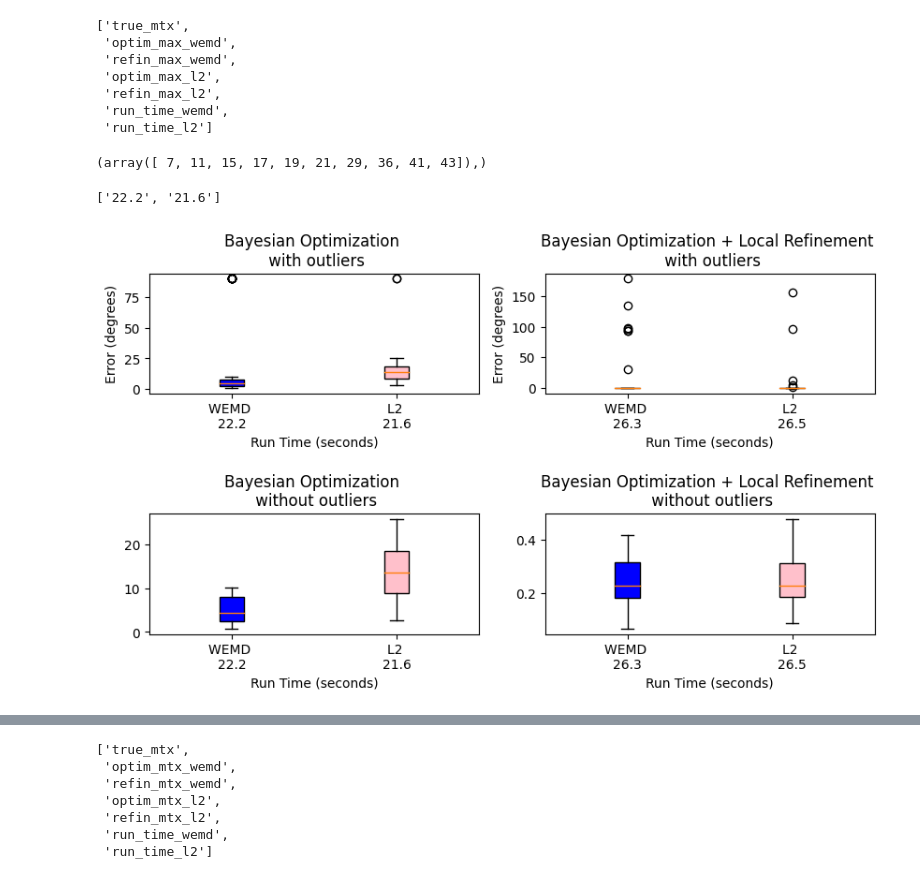
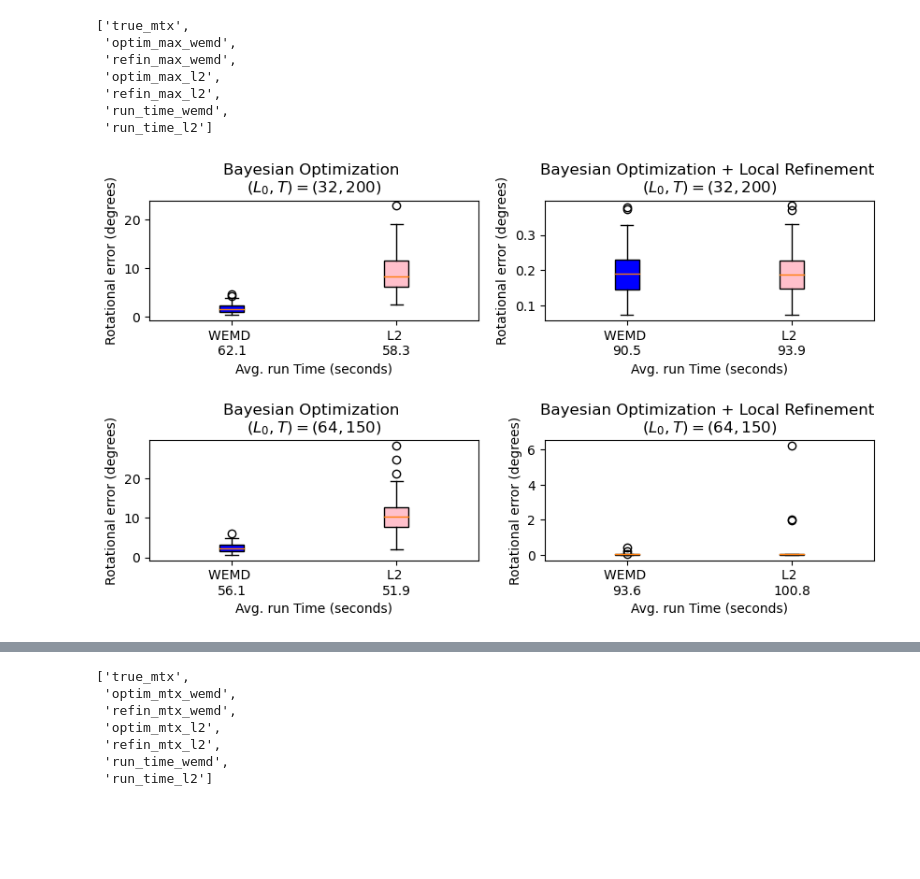
Before and after one commit to DSilva27/snds_631_finalproject_DSilva, a Jupyter notebook: report_results/report_figures.ipynb, the cells around one changed output, grey strips where cells are left out. Saved outputs shown, nothing was run; the diff lists cells and outputs as text; code cells hidden in the pictures; blank space fills up the shorter version.

```diff
--- a/report_results/report_figures.ipynb
+++ b/report_results/report_figures.ipynb
@@ -52,7 +55,7 @@ error_refin = []
 run_time_optim = []
 run_time_refin = []
 
-for i in range(1):  # results_refine["true_mtx"].shape[1]):
+for i in range(results_refine["true_mtx"].shape[1]):
     true_mtx = results_refine["true_mtx"][0, i]
     optim_mtx_wemd = results_refine["optim_max_wemd"][0, i]
     refin_mtx_wemd = results_refine["refin_max_wemd"][0, i]
@@ -68,45 +71,38 @@ for i in range(1):  # results_refine["true_mtx"].shape[1]):
     run_time_optim.append("L2 \n" + str(results_refine["run_time_l2"][0, i, :, 0].mean().round(1)))
     run_time_refin.append("WEMD \n" + str(results_refine["run_time_wemd"][0, i, :, 1].mean().round(1)))
     run_time_refin.append("L2 \n" + str(results_refine["run_time_l2"][0, i, :, 1].mean().round(1)))
-# %%
-np.where(error_optim[0] > 90)
-# %% [output]
-(array([ 7, 11, 15, 17, 19, 21, 29, 36, 41, 43]),)
-# %%
-run_time_optim
-# %% [output]
-['22.2', '21.6']
 # %%
 import matplotlib.pyplot as plt
 
 fig, ax = plt.subplots(2, 2, figsize=(10, 5))
 
-bplot_00 = ax[0, 0].boxplot(error_optim, patch_artist=True, labels=run_time_optim)
+bplot_00 = ax[0, 0].boxplot(error_optim[0:2], patch_artist=True, labels=run_time_optim[0:2])
+bplot_01 = ax[0, 1].boxplot(error_refin[0:2], patch_artist=True, labels=run_time_refin[0:2])
 
-bplot_01 = ax[0, 1].boxplot(error_refin, patch_artist=True, labels=run_time_refin)
-
-bplot_10 = ax[1, 0].boxplot(error_optim, patch_artist=True, showfliers=False, labels=run_time_optim)
-bplot_11 = ax[1, 1].boxplot(error_refin, patch_artist=True, showfliers=False, labels=run_time_refin)
+bplot_10 = ax[1, 0].boxplot(error_optim[2:], patch_artist=True, labels=run_time_optim[2:])
+bplot_11 = ax[1, 1].boxplot(error_refin[2:], patch_artist=True, labels=run_time_refin[2:])
 
 
 for bplot in (bplot_00, bplot_01, bplot_10, bplot_11):
     for patch, color in zip(bplot["boxes"], ["blue", "pink"]):
         patch.set_facecolor(color)
 
-ax[0, 0].set_xlabel("Run Time (seconds)")
-ax[0, 1].set_xlabel("Run Time (seconds)")
-ax[1, 0].set_xlabel("Run Time (seconds)")
-ax[1, 1].set_xlabel("Run Time (seconds)")
+ax[0, 0].set_xlabel("Avg. run Time (seconds)")
+ax[0, 1].set_xlabel("Avg. run Time (seconds)")
+ax[1, 0].set_xlabel("Avg. run Time (seconds)")
+ax[1, 1].set_xlabel("Avg. run Time (seconds)")
 
-ax[0, 0].set_ylabel("Error (degrees)")
-ax[0, 1].set_ylabel("Error (degrees)")
+ax[0, 0].set_ylabel("Rotational error (degrees)")
+ax[0, 1].set_ylabel("Rotational error (degrees)")
+ax[1, 0].set_ylabel("Rotational error (degrees)")
+ax[1, 1].set_ylabel("Rotational error (degrees)")
 
-ax[0, 0].set_title("Bayesian Optimization \n with outliers")
-ax[0, 1].set_title("Bayesian Optimization + Local Refinement \n with outliers")
-ax[1, 0].set_title("Bayesian Optimization \n without outliers")
-ax[1, 1].set_title("Bayesian Optimization + Local Refinement \n without outliers")
+ax[0, 0].set_title("Bayesian Optimization \n" + r"$(L_0, T) = (32, 200)$")
+ax[0, 1].set_title("Bayesian Optimization + Local Refinement \n" + r"$(L_0, T) = (32, 200)$")
+ax[1, 0].set_title("Bayesian Optimization \n" + r"$(L_0, T) = (64, 150)$")
+ax[1, 1].set_title("Bayesian Optimization + Local Refinement \n" + r"$(L_0, T) = (64, 150)$")
+plt.subplots_adjust(hspace=1.0)
 
-
-plt.subplots_adjust(hspace=1.0)
+fig.savefig("results_with_refinement.png", dpi=300, bbox_inches="tight")
 # %% [output]
-[figure, old version]
+[figure, new version]
```
Also changed, not shown: parts of 15 cells of this notebook, 9 other files.
